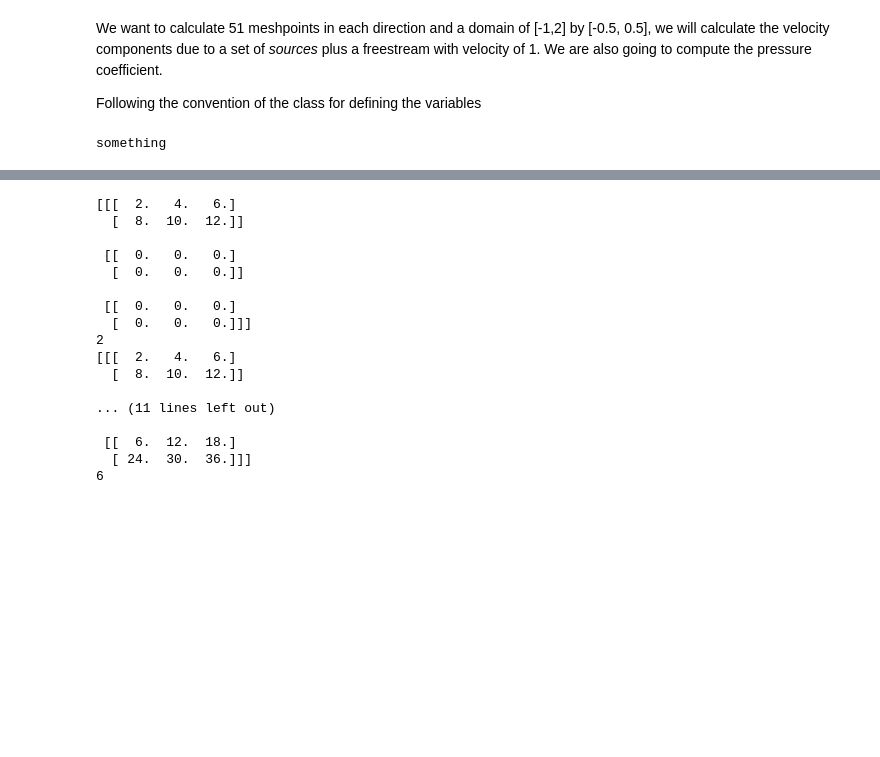
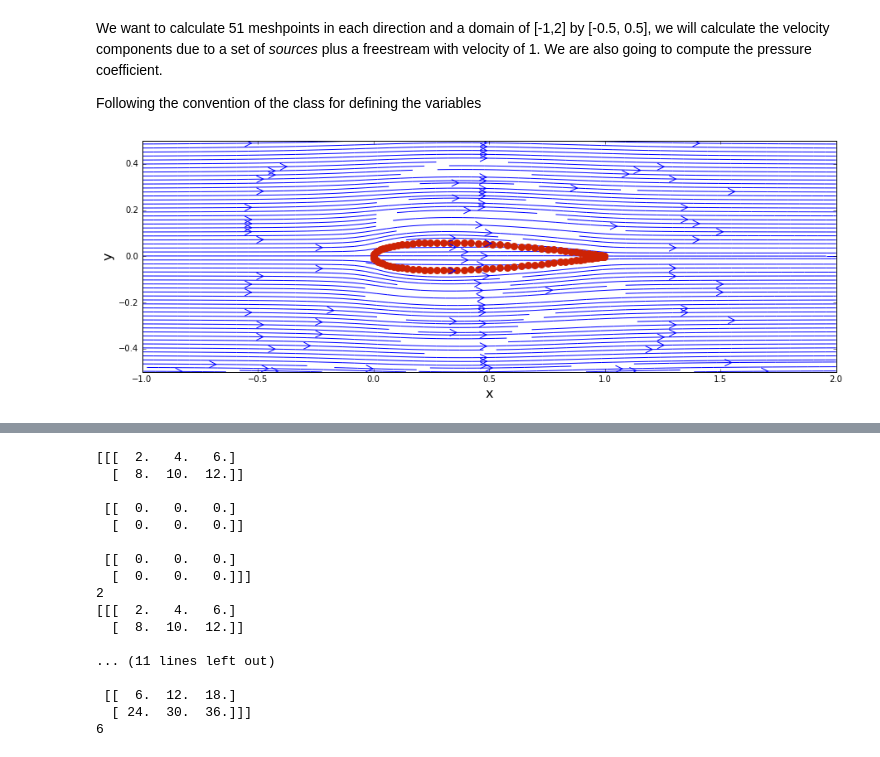
Before and after one commit to jennakosborn/mae6226, a Jupyter notebook: Assignment01.ipynb, the cells around one changed output, grey strips where cells are left out. Drawn from its saved outputs; the diff is of its cells as text; code cells hidden in the pictures; blank space fills up the shorter version.

Commit message:
Update Assignment01- got plots!

```diff
--- a/Assignment01.ipynb
+++ b/Assignment01.ipynb
@@ -46,6 +47,11 @@ x = numpy.linspace(x_start, x_end, N)
 y = numpy.linspace(y_start, y_end, N)
 
 X, Y = numpy.meshgrid(x,y)
+
+# compute the free stream velocity
+u_inf = 1.0
+u_freestream = u_inf * numpy.ones((N, N), dtype=float)
+v_freestream = numpy.zeros((N, N), dtype=float)
 # %%
 U_tot = numpy.zeros((100,51,51),dtype='float')
 V_tot = numpy.zeros((100,51,51),dtype ='float')
@@ -57,18 +63,17 @@ for i in range(100):
 
 
 # now summing them individually
-u = numpy.sum(U_tot,axis =0)
-v = numpy.sum(V_tot,axis =0)
+u = numpy.sum(U_tot,axis =0) + u_freestream
+v = numpy.sum(V_tot,axis =0) + v_freestream
 # %%
 # plot the streamlines
-size = 10
+size = 15
 pyplot.figure(figsize=(size, (y_end-y_start)/(x_end-x_start)*size))
 pyplot.xlabel('x', fontsize=16)
 pyplot.ylabel('y', fontsize=16)
 pyplot.xlim(x_start, x_end)
 pyplot.ylim(y_start, y_end)
-
-
-print('something')
+pyplot.streamplot(X, Y, u, v, density=2, linewidth=1, arrowsize=2, arrowstyle='->')
+pyplot.scatter(x_sources, y_sources, color='#CD2305', s=80, marker='o', linewidth=0);
 # %% [output]
-something
+[figure, added]
```
Also changed, not shown: parts of 2 cells of this notebook.
